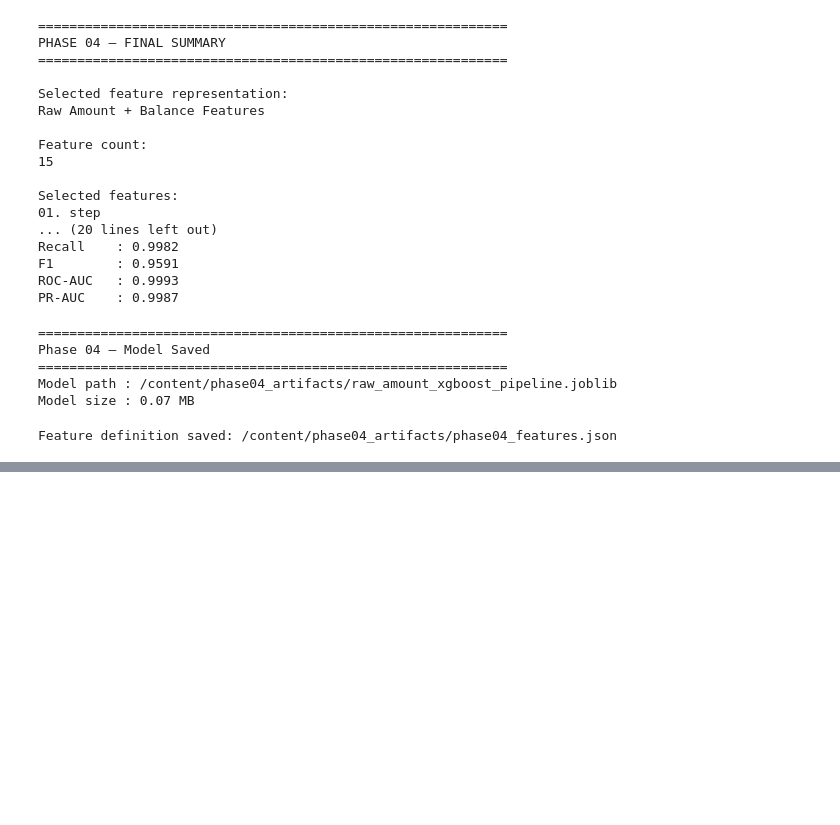
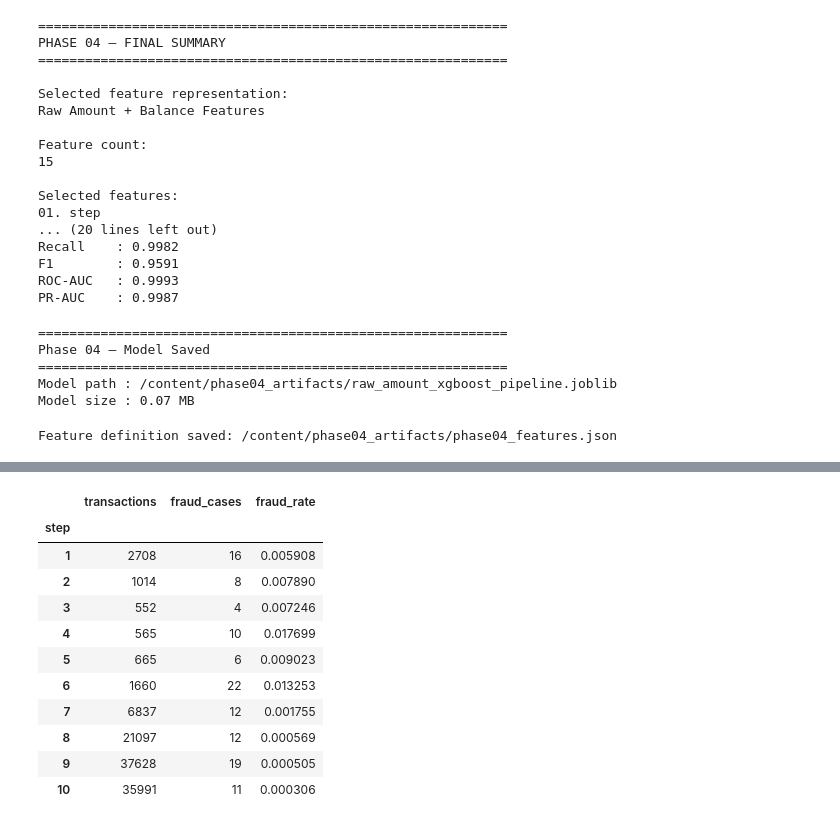
Before and after one commit to saisagar17/real-time-fraud-detection-mlops, a Jupyter notebook: Notebooks/02_advanced_fraud_modeling.ipynb, the cells around one changed output, grey strips where cells are left out. Cells and saved outputs as stored; diff of their text form; code cells hidden in the pictures; blank space fills up the shorter version.

```diff
--- a/Notebooks/02_advanced_fraud_modeling.ipynb
+++ b/Notebooks/02_advanced_fraud_modeling.ipynb
@@ -3875,0 +3967,19 @@ Feature definition saved: /content/phase04_artifacts/phase04_features.json
+# %%
+# Save Feature Definition
+FEATURE_PATH = MODEL_DIR / "phase04_features.json"
+
+feature_metadata = {
+    "phase": "04",
+    "feature_representation": "Raw Amount + Balance",
+    "feature_count": len(final_phase04_features),
+    "features": final_phase04_features
+}
+
+with open(FEATURE_PATH, "w") as f:
+    json.dump(feature_metadata, f, indent=4)
+
+print("=" * 60)
+print("Phase 04 — Feature Definition Saved")
+print("=" * 60)
+
+print("Path:", FEATURE_PATH)
@@ -3875,0 +4752,54 @@ Feature definition saved: /content/phase04_artifacts/phase04_features.json
+# %%
+# ============================================================
+# Phase 04B — Temporal Fraud Distribution
+# ============================================================
+
+print("=" * 60)
+print("PHASE 04B — TEMPORAL FRAUD DISTRIBUTION")
+print("=" * 60)
+
+temporal_summary = (
+    df.groupby("step")
+      .agg(
+          transactions=("isFraud", "size"),
+          fraud_cases=("isFraud", "sum")
+      )
+)
+
+temporal_summary["fraud_rate"] = (
+    temporal_summary["fraud_cases"]
+    / temporal_summary["transactions"]
+)
+
+print("\nOverall step range:")
+print(
+    f"{temporal_summary.index.min()} "
+    f"→ "
+    f"{temporal_summary.index.max()}"
+)
+
+print("\nNumber of time steps:")
+print(len(temporal_summary))
+
+print("\nFirst 10 time steps:")
+display(temporal_summary.head(10))
+
+print("\nLast 10 time steps:")
+display(temporal_summary.tail(10))
+
+print("\nFraud distribution:")
+print("-" * 60)
+
+print(
+    temporal_summary["fraud_cases"]
+    .describe()
+)
+
+print("\nFraud-rate distribution:")
+print("-" * 60)
+
+print(
+    temporal_summary["fraud_rate"]
+    .describe()
+)
+# %% [output]
@@ -3875,0 +4817,12 @@ Feature definition saved: /content/phase04_artifacts/phase04_features.json
+|  | transactions | fraud_cases | fraud_rate |
+| step |  |  |  |
+| 1 | 2708 | 16 | 0.005908 |
+| 2 | 1014 | 8 | 0.007890 |
+| 3 | 552 | 4 | 0.007246 |
+| 4 | 565 | 10 | 0.017699 |
+| 5 | 665 | 6 | 0.009023 |
+| 6 | 1660 | 22 | 0.013253 |
+| 7 | 6837 | 12 | 0.001755 |
+| 8 | 21097 | 12 | 0.000569 |
+| 9 | 37628 | 19 | 0.000505 |
+| 10 | 35991 | 11 | 0.000306 |
```
Also changed, not shown: parts of 27 cells of this notebook.
